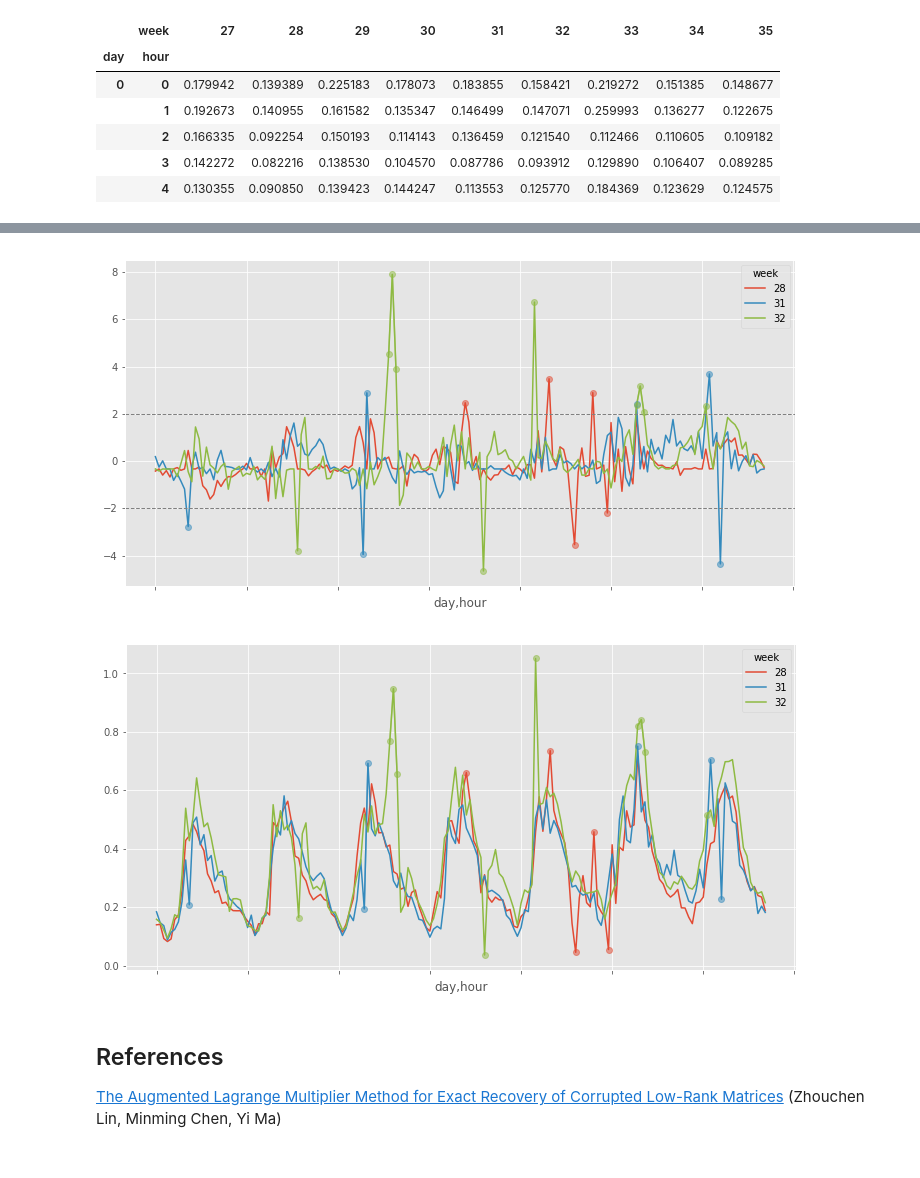
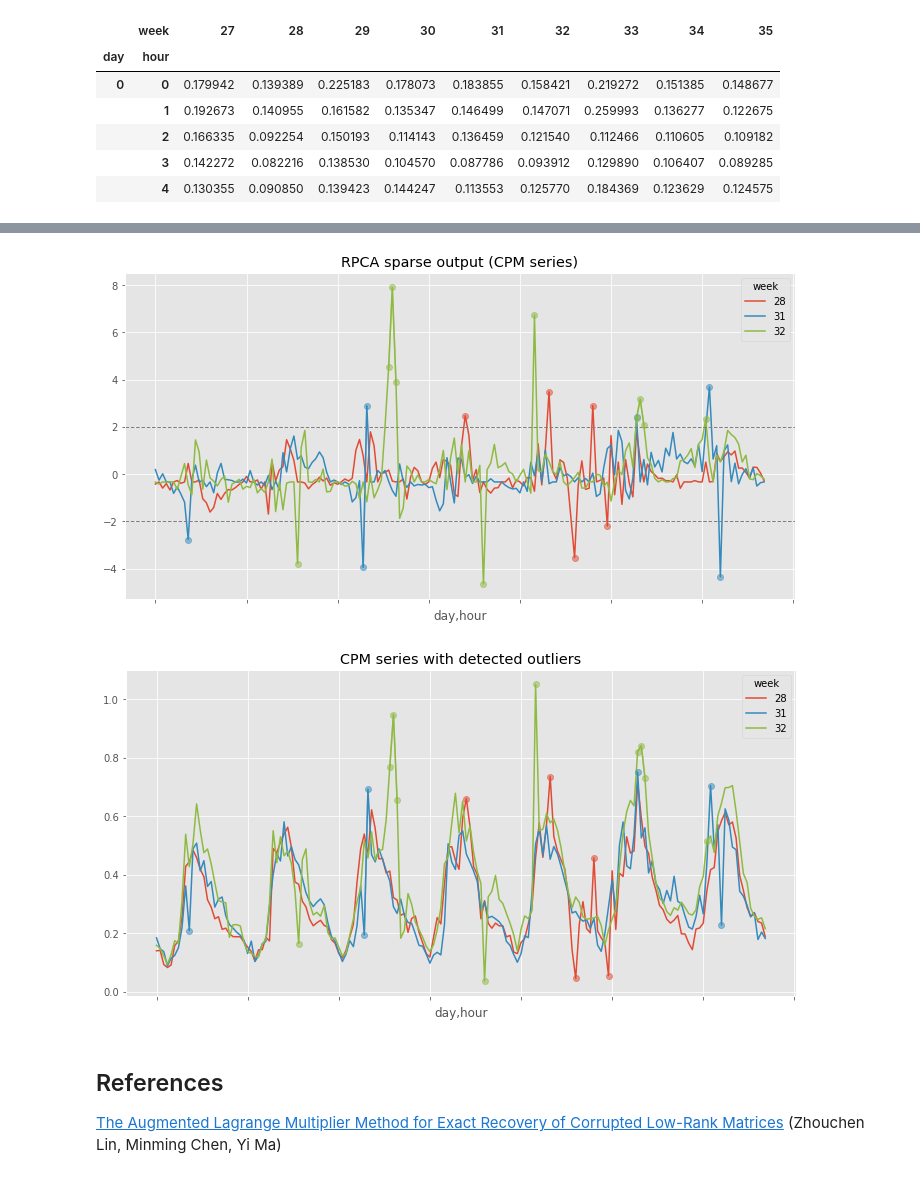
Before and after one commit to sebastianmarkow/blog-appendix, a Jupyter notebook: outlier-detection-rpca/time-series-anomaly-detection-via-rpca.ipynb, the cells around one changed output, grey strips where cells are left out. Drawn from its saved outputs; the diff is of its cells as text; code cells hidden in the pictures.

Commit message:
First draft outlier detection

```diff
--- a/outlier-detection-rpca/time-series-anomaly-detection-via-rpca.ipynb
+++ b/outlier-detection-rpca/time-series-anomaly-detection-via-rpca.ipynb
@@ -275,21 +275,23 @@ THRESHOLD = 2
 
 df_cpm_outliers = df_cpm_anomalies[(df_cpm_anomalies >= THRESHOLD) | (df_cpm_anomalies <= -THRESHOLD)]
 # %%
-weeks = [28, 31, 32]
+selected_weeks = [28, 31, 32]
 colors = ['C0', 'C1', 'C5']
 
-ax = df_cpm_anomalies[weeks].plot(color=colors, **PLTARGS)
+ax = df_cpm_anomalies[selected_weeks].plot(color=colors, **PLTARGS)
 ax.axhline(y=THRESHOLD, color='.5', linestyle='--', linewidth=1.0)
 ax.axhline(y=-THRESHOLD, color='.5', linestyle='--', linewidth=1.0)
-df_cpm_outliers[weeks].plot(ax=ax, marker='o', color=colors, alpha=.5, linestyle=None, label='outlier', legend=False);
+df_cpm_outliers[selected_weeks].plot(title='RPCA sparse output (CPM series)', ax=ax, marker='o', color=colors,
+                                     alpha=.5, linestyle=None, label='outlier', legend=False);
 # %% [output]
-[figure, old version]
+[figure, new version]
 # %%
-ax = df_cpm_by_week[weeks].plot(color=colors, **PLTARGS)
-df_cpm_by_week[df_cpm_outliers.isnull() == False][weeks].plot(ax=ax, marker='o', color=colors,
-                                                         alpha=.5, linestyle=None, legend=False);
+ax = df_cpm_by_week[selected_weeks].plot(color=colors, **PLTARGS)
+df_cpm_by_week[df_cpm_outliers.isnull() == False][selected_weeks].plot(title='CPM series with detected outliers',
+                                                                       ax=ax, marker='o', color=colors, alpha=.5,
+                                                                       linestyle=None, legend=False);
 # %% [output]
-[figure, old version]
+[figure, new version]
 # %% [markdown]
 ## References
 
```
Also changed, not shown: parts of 13 cells of this notebook, 10 other files.
